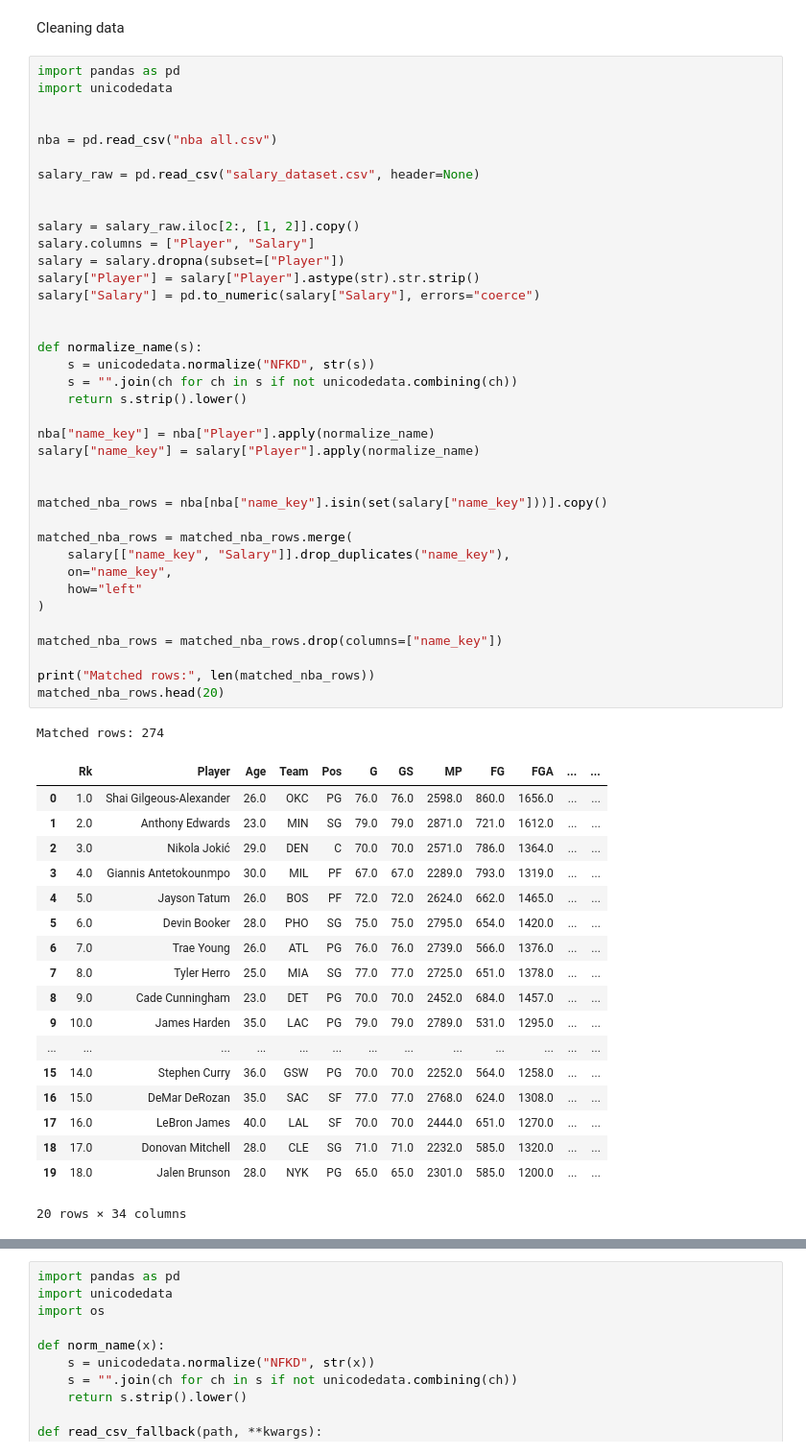
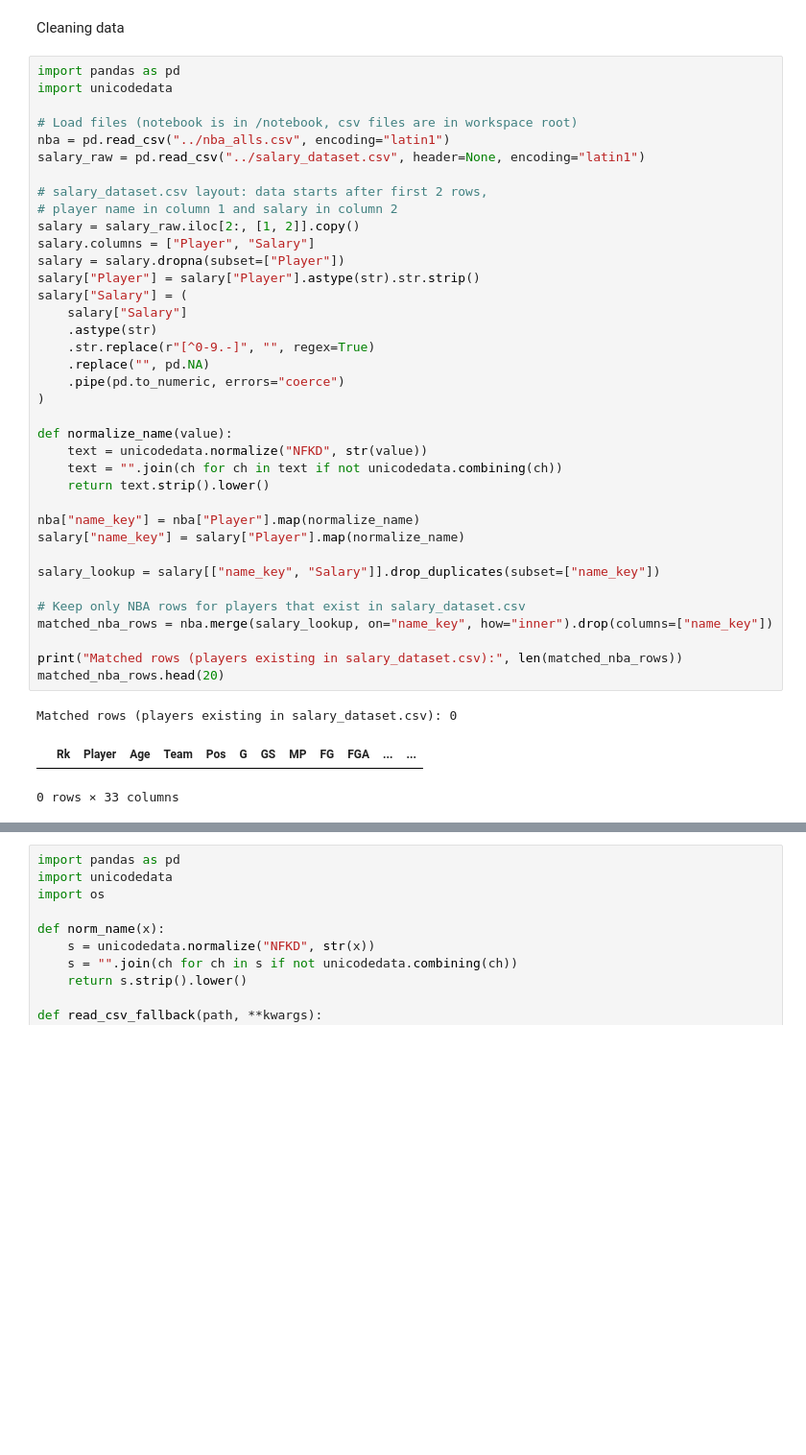
Before and after one commit to codinggreenhorn/3520, a Jupyter notebook: dataclean.ipynb, the cells around one changed output, grey strips where cells are left out. Shown at 96% size. Saved outputs shown, nothing was run; the diff lists cells and outputs as text; blank space fills up the shorter version.

```diff
--- a/dataclean.ipynb
+++ b/dataclean.ipynb
@@ -3,59 +3,42 @@ Cleaning data
 # %%
 import pandas as pd
 import unicodedata
 
+# Load files (notebook is in /notebook, csv files are in workspace root)
+nba = pd.read_csv("../nba_alls.csv", encoding="latin1")
+salary_raw = pd.read_csv("../salary_dataset.csv", header=None, encoding="latin1")
 
-nba = pd.read_csv("nba all.csv")
-
-salary_raw = pd.read_csv("salary_dataset.csv", header=None)
-
-
+# salary_dataset.csv layout: data starts after first 2 rows,
+# player name in column 1 and salary in column 2
 salary = salary_raw.iloc[2:, [1, 2]].copy()
 salary.columns = ["Player", "Salary"]
 salary = salary.dropna(subset=["Player"])
 salary["Player"] = salary["Player"].astype(str).str.strip()
-salary["Salary"] = pd.to_numeric(salary["Salary"], errors="coerce")
-
-
-def normalize_name(s):
-    s = unicodedata.normalize("NFKD", str(s))
-    s = "".join(ch for ch in s if not unicodedata.combining(ch))
-    return s.strip().lower()
-
-nba["name_key"] = nba["Player"].apply(normalize_name)
-salary["name_key"] = salary["Player"].apply(normalize_name)
-
-
-matched_nba_rows = nba[nba["name_key"].isin(set(salary["name_key"]))].copy()
-
-matched_nba_rows = matched_nba_rows.merge(
-    salary[["name_key", "Salary"]].drop_duplicates("name_key"),
-    on="name_key",
-    how="left"
+salary["Salary"] = (
+    salary["Salary"]
+    .astype(str)
+    .str.replace(r"[^0-9.-]", "", regex=True)
+    .replace("", pd.NA)
+    .pipe(pd.to_numeric, errors="coerce")
 )
 
-matched_nba_rows = matched_nba_rows.drop(columns=["name_key"])
+def normalize_name(value):
+    text = unicodedata.normalize("NFKD", str(value))
+    text = "".join(ch for ch in text if not unicodedata.combining(ch))
+    return text.strip().lower()
 
-print("Matched rows:", len(matched_nba_rows))
+nba["name_key"] = nba["Player"].map(normalize_name)
+salary["name_key"] = salary["Player"].map(normalize_name)
+
+salary_lookup = salary[["name_key", "Salary"]].drop_duplicates(subset=["name_key"])
+
+# Keep only NBA rows for players that exist in salary_dataset.csv
+matched_nba_rows = nba.merge(salary_lookup, on="name_key", how="inner").drop(columns=["name_key"])
+
+print("Matched rows (players existing in salary_dataset.csv):", len(matched_nba_rows))
 matched_nba_rows.head(20)
 # %% [output]
-Matched rows: 274
+Matched rows (players existing in salary_dataset.csv): 0
 |  | Rk | Player | Age | Team | Pos | G | GS | MP | FG | FGA | ... | ... |
-| 0 | 1.0 | Shai Gilgeous-Alexander | 26.0 | OKC | PG | 76.0 | 76.0 | 2598.0 | 860.0 | 1656.0 | ... | ... |
-| 1 | 2.0 | Anthony Edwards | 23.0 | MIN | SG | 79.0 | 79.0 | 2871.0 | 721.0 | 1612.0 | ... | ... |
-| 2 | 3.0 | Nikola Jokić | 29.0 | DEN | C | 70.0 | 70.0 | 2571.0 | 786.0 | 1364.0 | ... | ... |
-| 3 | 4.0 | Giannis Antetokounmpo | 30.0 | MIL | PF | 67.0 | 67.0 | 2289.0 | 793.0 | 1319.0 | ... | ... |
-| 4 | 5.0 | Jayson Tatum | 26.0 | BOS | PF | 72.0 | 72.0 | 2624.0 | 662.0 | 1465.0 | ... | ... |
-| 5 | 6.0 | Devin Booker | 28.0 | PHO | SG | 75.0 | 75.0 | 2795.0 | 654.0 | 1420.0 | ... | ... |
-| 6 | 7.0 | Trae Young | 26.0 | ATL | PG | 76.0 | 76.0 | 2739.0 | 566.0 | 1376.0 | ... | ... |
-| 7 | 8.0 | Tyler Herro | 25.0 | MIA | SG | 77.0 | 77.0 | 2725.0 | 651.0 | 1378.0 | ... | ... |
-| 8 | 9.0 | Cade Cunningham | 23.0 | DET | PG | 70.0 | 70.0 | 2452.0 | 684.0 | 1457.0 | ... | ... |
-| 9 | 10.0 | James Harden | 35.0 | LAC | PG | 79.0 | 79.0 | 2789.0 | 531.0 | 1295.0 | ... | ... |
-| ... | ... | ... | ... | ... | ... | ... | ... | ... | ... | ... | ... | ... |
-| 15 | 14.0 | Stephen Curry | 36.0 | GSW | PG | 70.0 | 70.0 | 2252.0 | 564.0 | 1258.0 | ... | ... |
-| 16 | 15.0 | DeMar DeRozan | 35.0 | SAC | SF | 77.0 | 77.0 | 2768.0 | 624.0 | 1308.0 | ... | ... |
-| 17 | 16.0 | LeBron James | 40.0 | LAL | SF | 70.0 | 70.0 | 2444.0 | 651.0 | 1270.0 | ... | ... |
-| 18 | 17.0 | Donovan Mitchell | 28.0 | CLE | SG | 71.0 | 71.0 | 2232.0 | 585.0 | 1320.0 | ... | ... |
-| 19 | 18.0 | Jalen Brunson | 28.0 | NYK | PG | 65.0 | 65.0 | 2301.0 | 585.0 | 1200.0 | ... | ... |
-20 rows × 34 columns
+0 rows × 33 columns
 # %%
```
Also changed, not shown: parts of 6 cells of this notebook, 4 other files.
